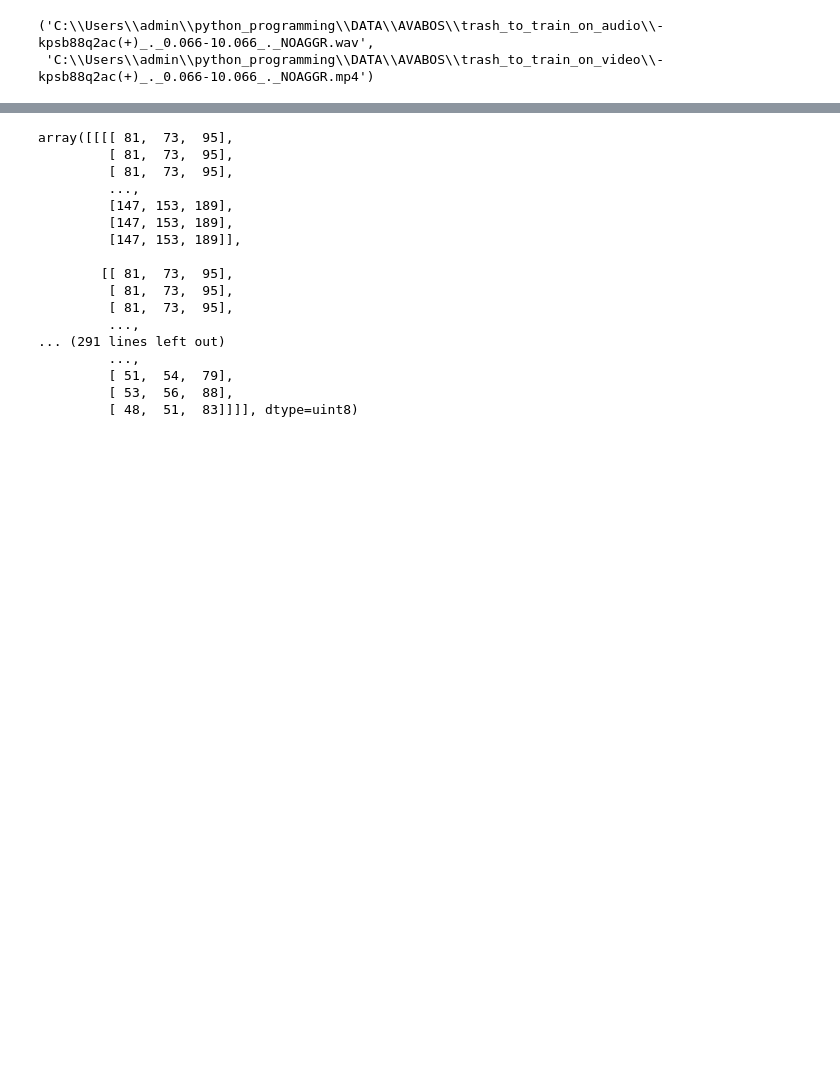
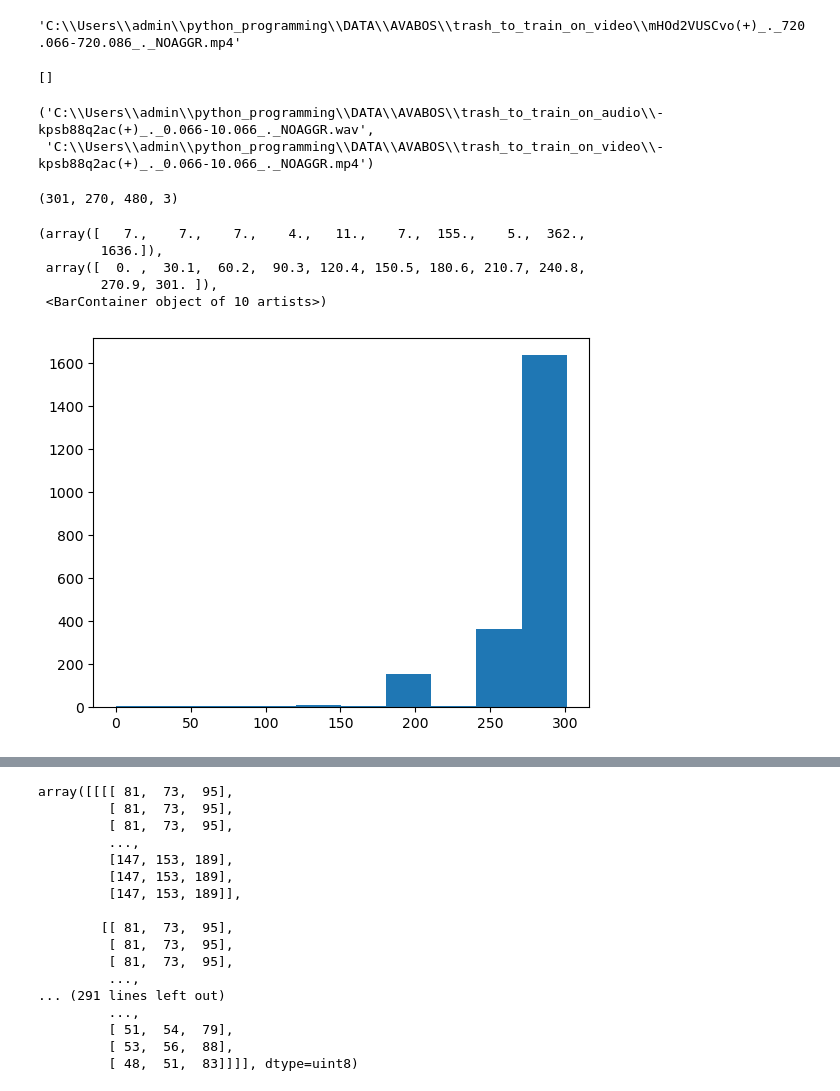
Before and after one commit to cafe1930/MultimodalAggressionRecognition, a Jupyter notebook: test.ipynb, the cells around one changed output, grey strips where cells are left out. Drawn from its saved outputs; the diff is of its cells as text; code cells hidden in the pictures; blank space fills up the shorter version.

Commit message:
changes in test.ipynb, train.py, trainer.py,

```diff
--- a/test.ipynb
+++ b/test.ipynb
@@ -28,6 +30,10 @@ def read_video_frames_opencv(path_to_video):
         if not ret:
             break
         frames_list.append(frame)
-
-
-    return torch.tensor(np.array(frames_list).transpose(0, 3, 1, 2))
+    #return torch.tensor(np.array(frames_list).transpose(0, 3, 1, 2))
+    #return tv_tensors.Video(np.array(frames_list).transpose(0, 3, 1, 2))
+    return np.array(frames_list)#)#.transpose(0, 3, 1, 2)
+# %%
+path_to_video
+# %% [output]
+'C:\\Users\\admin\\python_programming\\DATA\\AVABOS\\trash_to_train_on_video\\mHOd2VUSCvo(+)_._720.066-720.086_._NOAGGR.mp4'
@@ -34,3 +50,8 @@ def read_video_frames_opencv(path_to_video):
+# %%
+frames = read_video_frames_opencv(path_to_video)
+frames
+# %% [output]
+[]
 # %%
 paths_to_videos_list = glob.glob(r'C:\Users\admin\python_programming\DATA\AVABOS\trash_to_train_on_video\*.mp4')
 paths_to_audios_list = glob.glob(r'C:\Users\admin\python_programming\DATA\AVABOS\trash_to_train_on_audio\*.wav')
@@ -38,3 +59,34 @@ paths_to_audios_list[0], paths_to_videos_list[0]
 # %% [output]
 ('C:\\Users\\admin\\python_programming\\DATA\\AVABOS\\trash_to_train_on_audio\\-kpsb88q2ac(+)_._0.066-10.066_._NOAGGR.wav',
  'C:\\Users\\admin\\python_programming\\DATA\\AVABOS\\trash_to_train_on_video\\-kpsb88q2ac(+)_._0.066-10.066_._NOAGGR.mp4')
+# %%
+frames = read_video_frames_opencv(paths_to_videos_list[0])
+tv_frames = tv_tensors.Video(frames)
+resizer = v2.Resize(size=(224, 224), antialias=True)
+resized_frames = resizer(frames)
+resized_frames.shape
+# %% [output]
+(301, 270, 480, 3)
+# %%
+paths_to_videos_list = glob.glob(r'C:\Users\admin\python_programming\DATA\AVABOS\trash_to_train_on_video\*.mp4')
+
+video_lengths_list = []
+
+for path_to_video in tqdm(paths_to_videos_list):
+
+    name = os.path.split(path_to_video)[1][:-4]
+    path_to_save_numpy = os.path.join(path_to_numpy, name+'.npy')
+
+    frames = read_video_frames_opencv(path_to_video)
+
+    frame_num = len(frames)
+    video_lengths_list.append(frame_num)
+
+plt.hist(video_lengths_list)
+# %% [output]
+(array([   7.,    7.,    7.,    4.,   11.,    7.,  155.,    5.,  362.,
+        1636.]),
+ array([  0. ,  30.1,  60.2,  90.3, 120.4, 150.5, 180.6, 210.7, 240.8,
+        270.9, 301. ]),
+ <BarContainer object of 10 artists>)
+[figure, added]
```
Also changed, not shown: parts of 10 cells of this notebook, 2 other files.
